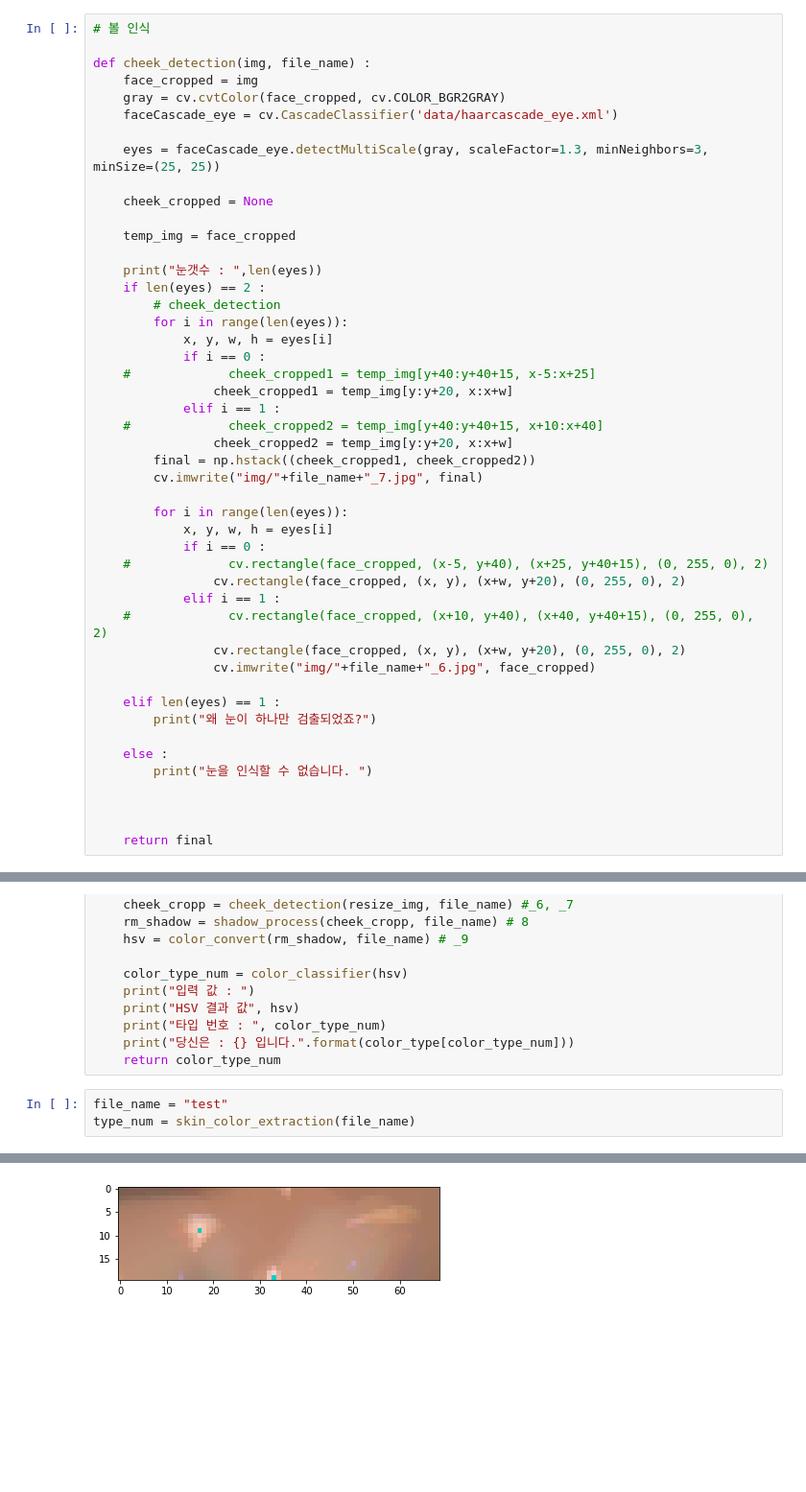
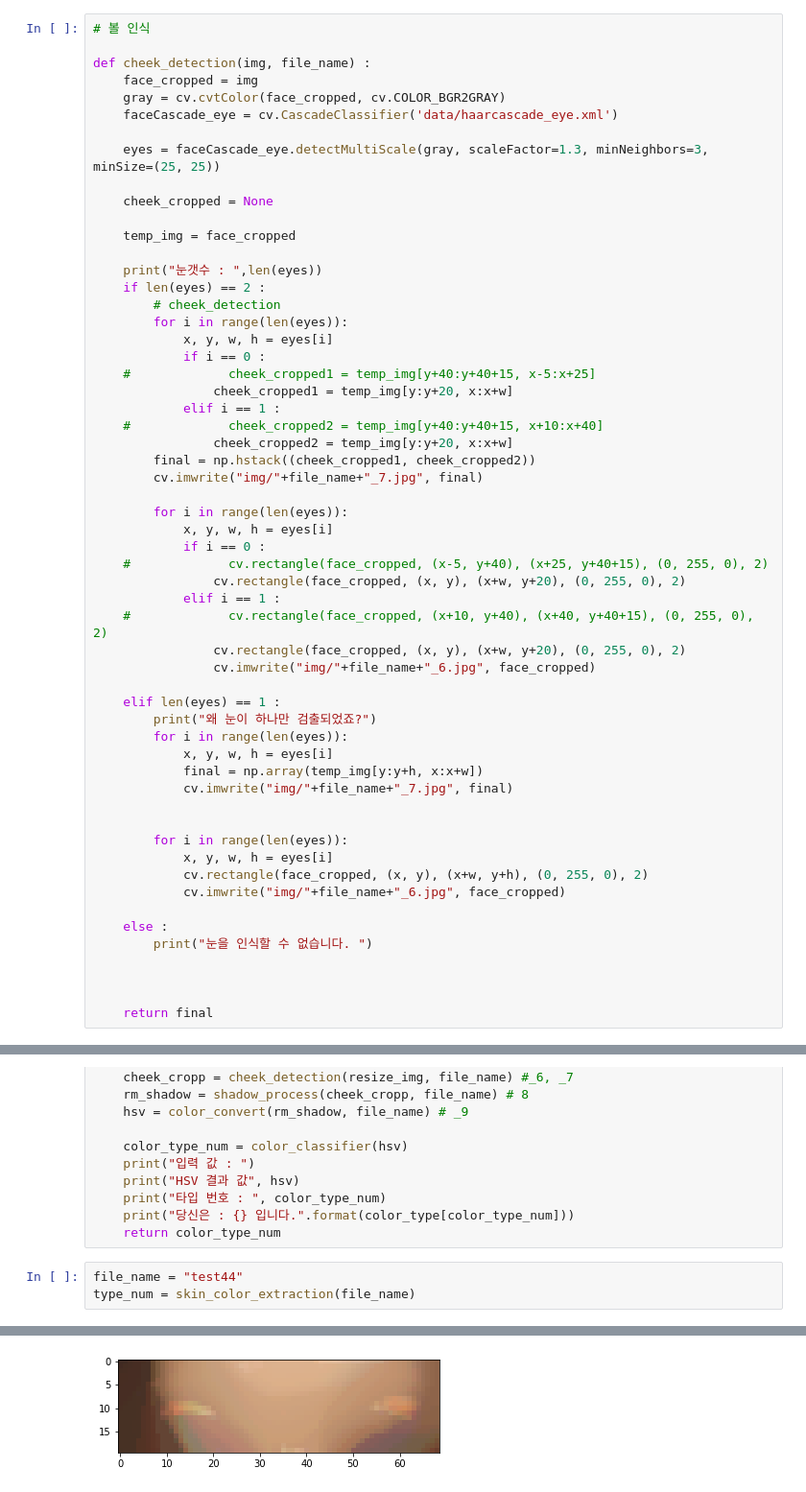
Before and after one commit to slmteruto/CAI, a Jupyter notebook: yhs/skin_color_extraction_total.ipynb, the cells around one changed output, grey strips where cells are left out. Shown at 96% size. Drawn from its saved outputs; the diff is of its cells as text; blank space fills up the shorter version.

```diff
--- a/yhs/skin_color_extraction_total.ipynb
+++ b/yhs/skin_color_extraction_total.ipynb
@@ -253,6 +257,16 @@ def cheek_detection(img, file_name) :
 
     elif len(eyes) == 1 :
         print("왜 눈이 하나만 검출되었죠?")
+        for i in range(len(eyes)):
+            x, y, w, h = eyes[i]
+            final = np.array(temp_img[y:y+h, x:x+w])
+            cv.imwrite("img/"+file_name+"_7.jpg", final)
+
+
+        for i in range(len(eyes)):
+            x, y, w, h = eyes[i]
+            cv.rectangle(face_cropped, (x, y), (x+w, y+h), (0, 255, 0), 2)
+            cv.imwrite("img/"+file_name+"_6.jpg", face_cropped)
 
     else :
         print("눈을 인식할 수 없습니다. ")
@@ -422,11 +438,11 @@ def skin_color_extraction(file_name) :
     print("당신은 : {} 입니다.".format(color_type[color_type_num]))
     return color_type_num
 # %%
-file_name = "test"
+file_name = "test44"
 type_num = skin_color_extraction(file_name)
 # %% [output]
 눈갯수 :  2
-[figure, old version]
+[figure, new version]
 [figure]
 [figure]
 입력 값 :
```
Also changed, not shown: parts of 11 cells of this notebook.
